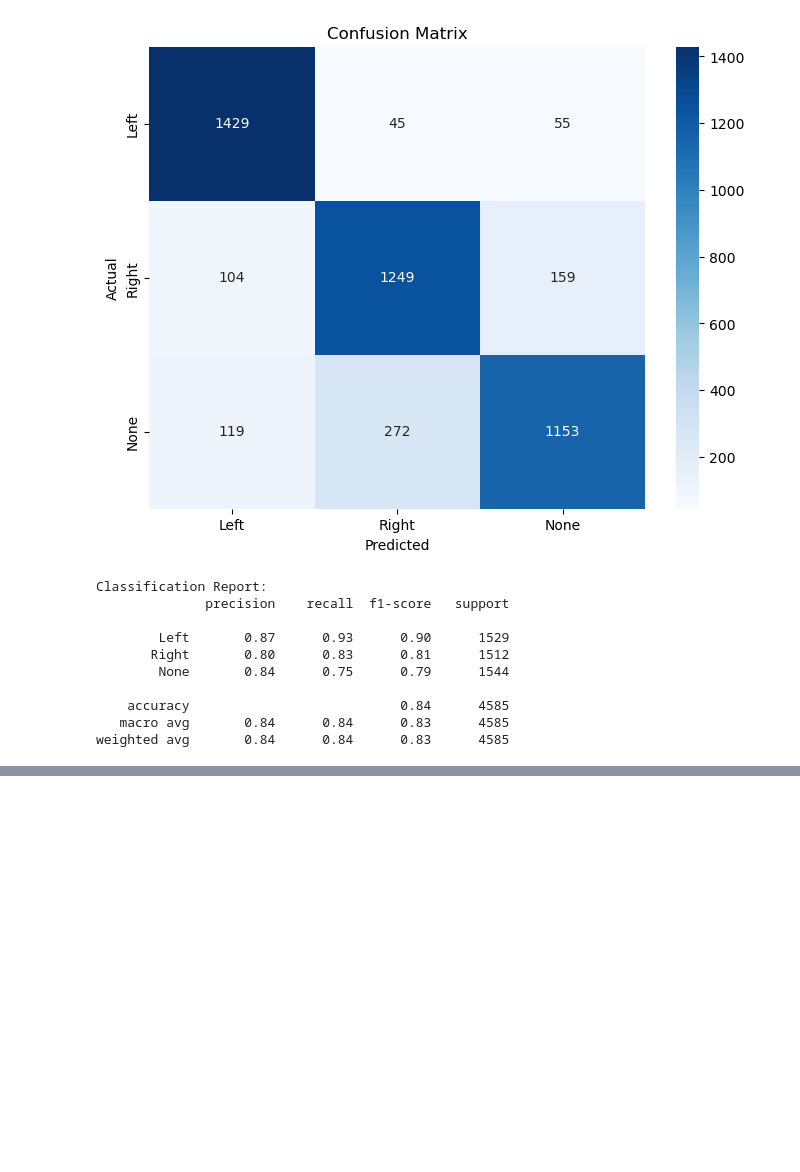
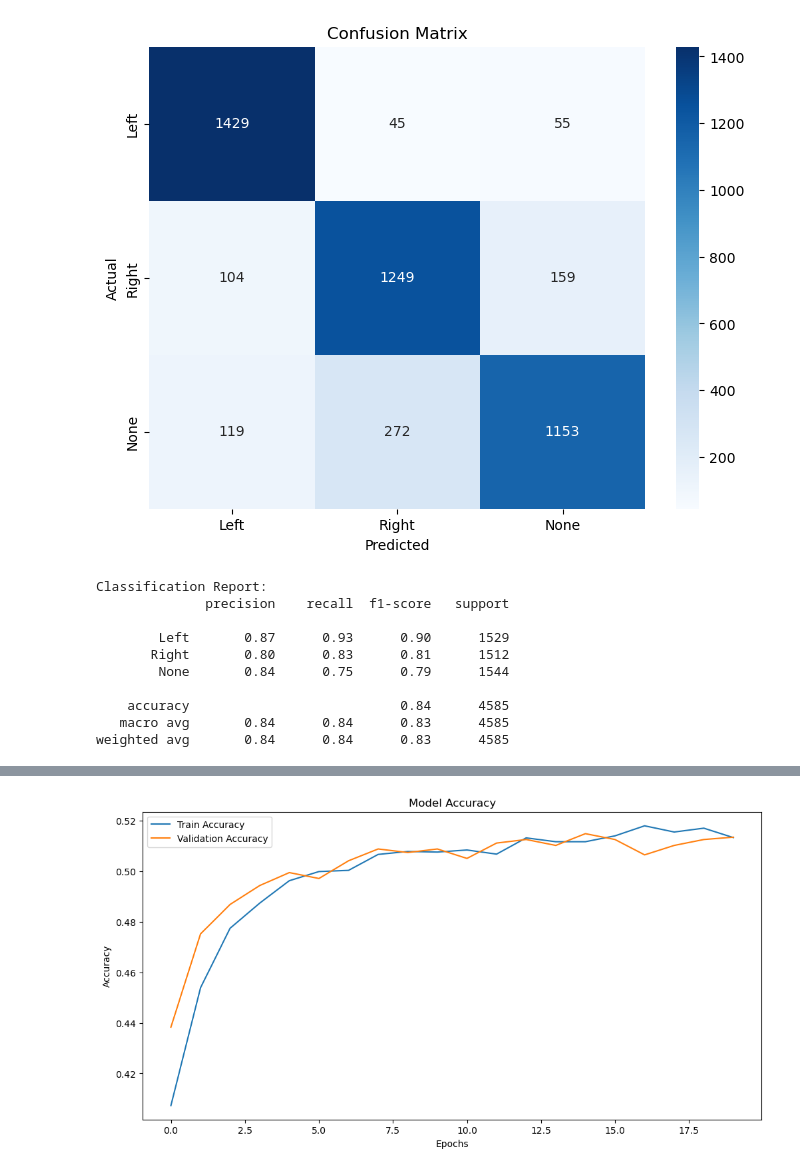
Before and after one commit to arjunasudani/bci_project, a Jupyter notebook: exploration.ipynb, the cells around one changed output, grey strips where cells are left out. Drawn from its saved outputs; the diff is of its cells as text; code cells hidden in the pictures; blank space fills up the shorter version.

```diff
--- a/exploration.ipynb
+++ b/exploration.ipynb
@@ -377,0 +542,87 @@ weighted avg       0.84      0.84      0.83      4585
+# %%
+import numpy as np
+import pandas as pd
+from tensorflow.keras.models import Sequential
+from tensorflow.keras.layers import Dense
+from sklearn.model_selection import train_test_split
+from sklearn.preprocessing import StandardScaler
+from tensorflow.keras.utils import to_categorical
+import matplotlib.pyplot as plt
+from sklearn.metrics import classification_report, confusion_matrix
+import seaborn as sns
+
+# Preprocessing Function
+def preprocess_inputs(df, features, target):
+    col = df.columns
+    features = col[1:]
+
+    # Extract target variable and one-hot encode
+    y = df[target]
+    y = to_categorical(y)
+
+    # Extract features
+    X = df[features]
+
+    # Train-test split
+    X_train, X_test, y_train, y_test = train_test_split(X, y, train_size=0.7, random_state=123)
+
+    # Scale features
+    scaler = StandardScaler()
+    X_train = scaler.fit_transform(X_train)
+    X_test = scaler.transform(X_test)
+
+    return X_train, X_test, y_train, y_test
+
+# Assuming `df` is your pre-loaded dataset
+features = df.columns[1:]
+target = 'Values'
+X_train, X_test, y_train, y_test = preprocess_inputs(df, features, target)
+
+# Build Softmax Regression Model
+model = Sequential()
+model.add(Dense(y_train.shape[1], activation='softmax', input_shape=(X_train.shape[1],)))
+
+# Compile the model
+model.compile(optimizer='adam', loss='categorical_crossentropy', metrics=['accuracy'])
+
+# Train the model
+history = model.fit(X_train, y_train, epochs=20, batch_size=32, validation_split=0.2, verbose=1)
+
+# Evaluate the model
+evaluation = model.evaluate(X_test, y_test, verbose=0)
+print(f"Test Accuracy: {evaluation[1] * 100:.2f}%")
+
+# Visualize Training Performance
+plt.figure(figsize=(12, 6))
+plt.plot(history.history['accuracy'], label='Train Accuracy')
+plt.plot(history.history['val_accuracy'], label='Validation Accuracy')
+plt.title('Model Accuracy')
+plt.xlabel('Epochs')
+plt.ylabel('Accuracy')
+plt.legend()
+plt.show()
+
+plt.figure(figsize=(12, 6))
+plt.plot(history.history['loss'], label='Train Loss')
+plt.plot(history.history['val_loss'], label='Validation Loss')
+plt.title('Model Loss')
+plt.xlabel('Epochs')
+plt.ylabel('Loss')
+plt.legend()
+plt.show()
+
+# Confusion Matrix and Classification Report
+y_pred = np.argmax(model.predict(X_test), axis=1)
+y_true = np.argmax(y_test, axis=1)
+
+conf_matrix = confusion_matrix(y_true, y_pred)
+plt.figure(figsize=(8, 6))
+sns.heatmap(conf_matrix, annot=True, fmt='d', cmap='Blues', xticklabels=['Left', 'Right', 'None'], yticklabels=['Left', 'Right', 'None'])
+plt.title('Confusion Matrix')
+plt.xlabel('Predicted')
+plt.ylabel('Actual')
+plt.show()
+
+print("Classification Report:")
+print(classification_report(y_true, y_pred, target_names=['Left', 'Right', 'None']))
+# %% [output]
@@ -377,0 +647 @@ weighted avg       0.84      0.84      0.83      4585
+[figure, added]
```
Also changed, not shown: parts of 3 cells of this notebook, 15 other files.
